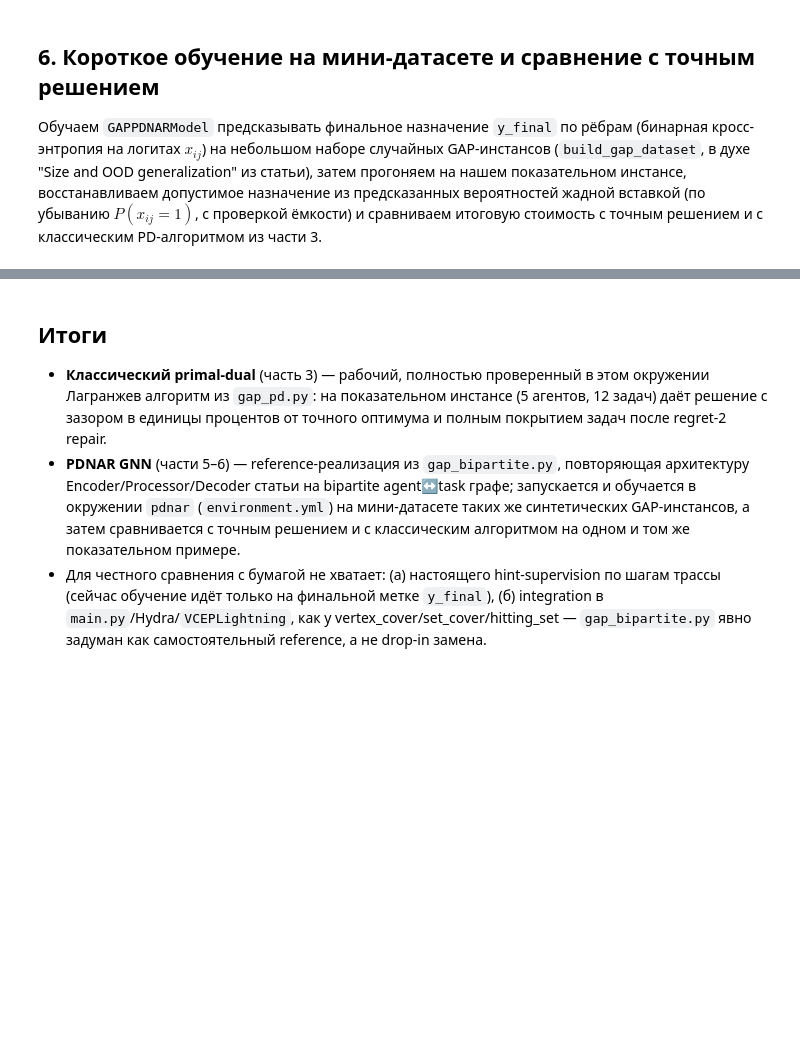
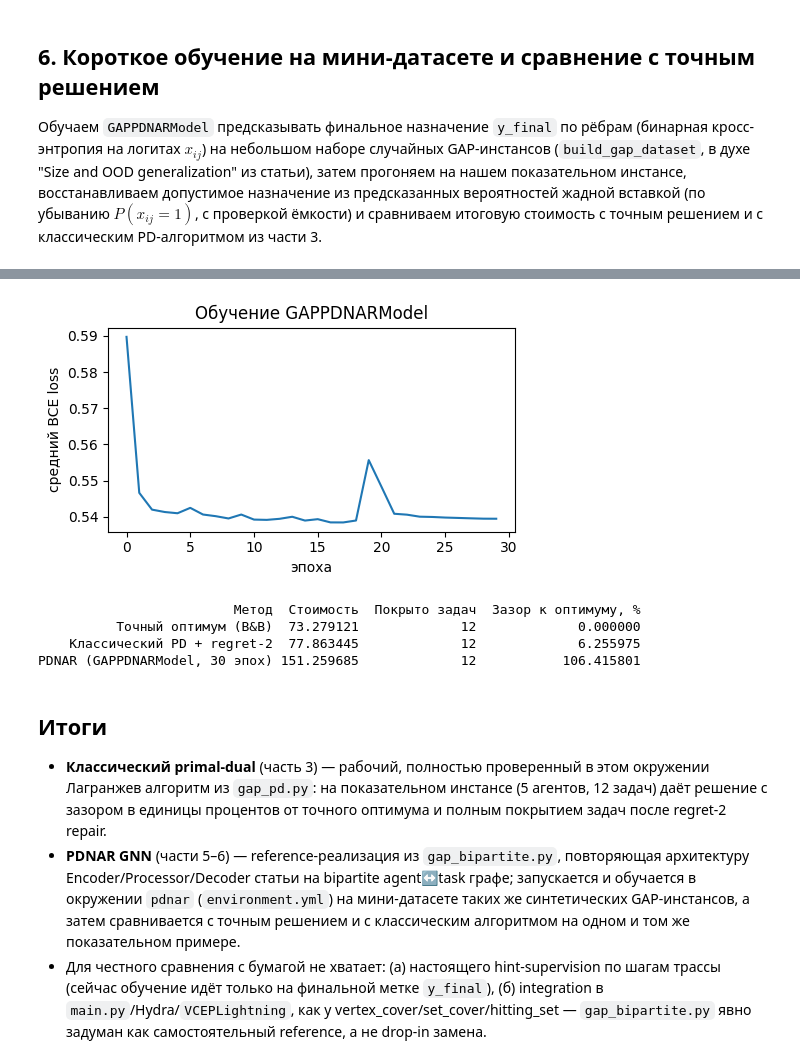
Before and after one commit to artlvruran/reasoning, a Jupyter notebook: gap_pdnar_demo.ipynb, the cells around one changed output, grey strips where cells are left out. Cells and saved outputs as stored; diff of their text form; code cells hidden in the pictures; blank space fills up the shorter version.

```diff
--- a/gap_pdnar_demo.ipynb
+++ b/gap_pdnar_demo.ipynb
@@ -216,8 +258,18 @@ torch / torch_geometric доступны: False
 # %%
+import importlib
+import importlib.util
+import numpy as np
+import pandas as pd
+
+# Force reload the model module to update _TORCH_AVAILABLE flag
+import src.model.gap_bipartite
+importlib.reload(src.model.gap_bipartite)
+
+from src.model.gap_bipartite import GAPPDNARModel, gap_sample_to_hetero_data, _TORCH_AVAILABLE
+import matplotlib.pyplot as plt
+
 def assignment_from_edge_scores(instance, ii, jj, scores):
-    """Жадно назначает задачи агентам по убыванию предсказанного скора ребра,
-    пропуская пары, которые уже не проходят по остатку ёмкости (аналог 'Iterative
-    Repair' со слайдов, но по выходу модели, а не по costs)."""
+    """Жадно назначает задачи агентам по убыванию предсказанного скора ребра."""
     remaining_capacity = instance.capacity.copy()
     order = np.argsort(-scores)
     assignment = {}
@@ -231,12 +283,12 @@ def assignment_from_edge_scores(instance, ii, jj, scores):
     objective = sum(instance.cost[i, j] for j, i in assignment.items())
     return assignment, objective
 
-
 if _TORCH_AVAILABLE:
     import torch
     import torch.nn as nn
 
     torch.manual_seed(0)
+    print("Запуск обучения PDNAR GNN...")
     train_samples = build_gap_dataset(n_instances=40, n_agents_range=(4, 6), n_tasks_range=(8, 14), seed0=100)
     train_graphs = [gap_sample_to_hetero_data(s, step=0) for s in train_samples]
 
@@ -263,12 +315,12 @@ if _TORCH_AVAILABLE:
     plt.figure(figsize=(5, 3))
     plt.plot(losses)
     plt.xlabel("эпоха")
-    plt.ylabel("средний BCE loss по датасету")
-    plt.title("Обучение GAPPDNARModel на мини-датасете")
+    plt.ylabel("средний BCE loss")
+    plt.title("Обучение GAPPDNARModel")
     plt.tight_layout()
     plt.show()
 
-    # Инференс на нашем показательном инстансе
+    # Инференс
     eval_graph = gap_sample_to_hetero_data(sample, step=0)
     with torch.no_grad():
         out = model(eval_graph)
@@ -276,16 +328,13 @@ if _TORCH_AVAILABLE:
     ii, jj = np.nonzero(instance.compatible)
     gnn_assign, gnn_obj = assignment_from_edge_scores(instance, ii, jj, probs)
 
-    summary = pd.DataFrame(
-        [
-            ["Точный оптимум (B&B)", exact_obj, instance.n_tasks],
-            ["Классический PD + regret-2", r_obj, len(r_assign)],
-            ["PDNAR (GAPPDNARModel, 30 эпох)", gnn_obj, len(gnn_assign)],
-        ],
-        columns=["Метод", "Стоимость", "Покрыто задач"],
-    )
+    summary = pd.DataFrame([
+        ["Точный оптимум (B&B)", exact_obj, instance.n_tasks],
+        ["Классический PD + regret-2", r_obj, len(r_assign)],
+        ["PDNAR (GAPPDNARModel, 30 эпох)", gnn_obj, len(gnn_assign)],
+    ], columns=["Метод", "Стоимость", "Покрыто задач"])
     summary["Зазор к оптимуму, %"] = (summary["Стоимость"] - exact_obj) / exact_obj * 100
     print(summary.to_string(index=False))
 else:
-    print("Пропущено: нужны torch/torch_geometric (см. предыдущую ячейку).")
+    print("Ошибка: библиотеки установлены, но флаг _TORCH_AVAILABLE все еще False. Попробуйте 'Runtime -> Restart session'.")
 # %% [output]
@@ -293,3 +349,8 @@ else:
+[figure, added]
+                         Метод  Стоимость  Покрыто задач  Зазор к оптимуму, %
+          Точный оптимум (B&B)  73.279121             12             0.000000
+    Классический PD + regret-2  77.863445             12             6.255975
+PDNAR (GAPPDNARModel, 30 эпох) 151.259685             12           106.415801
 # %% [markdown]
 ## Итоги
 
```
Also changed, not shown: parts of 4 cells of this notebook.
